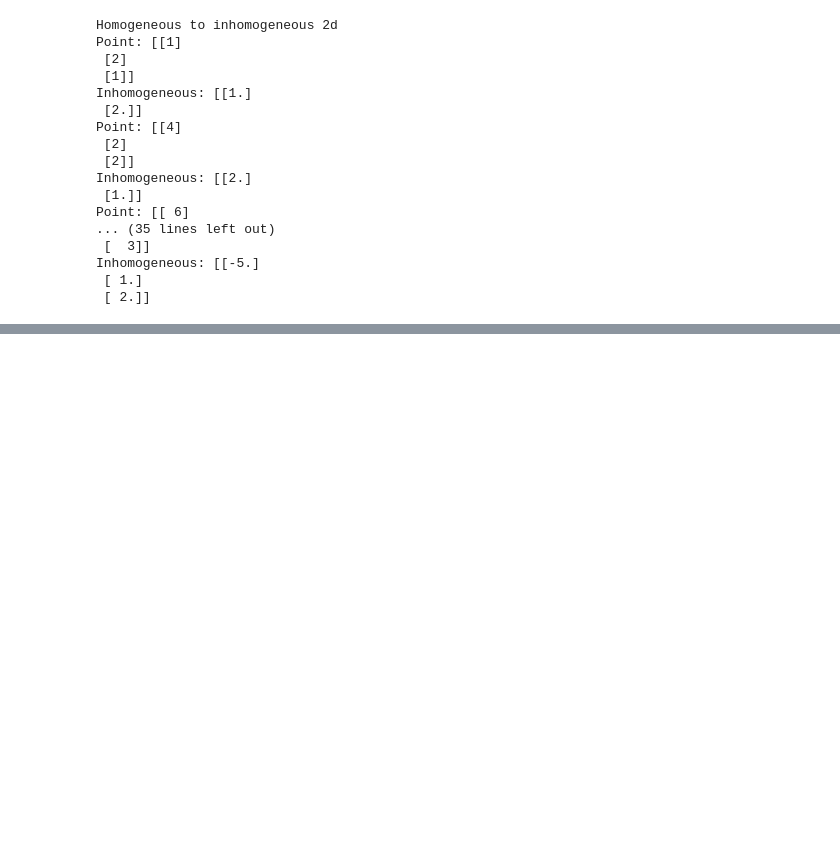
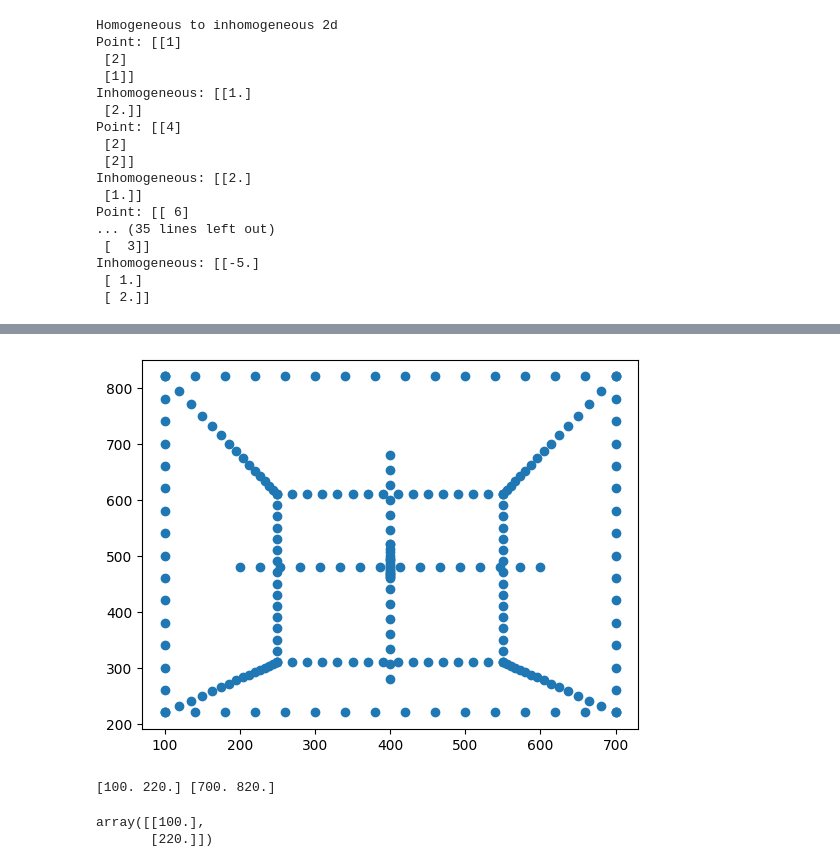
Before and after one commit to nielsenchristianole/cv_notes, a Jupyter notebook: excercises/work.ipynb, the cells around one changed output, grey strips where cells are left out. Saved outputs shown, nothing was run; the diff lists cells and outputs as text; code cells hidden in the pictures; blank space fills up the shorter version.

```diff
--- a/excercises/work.ipynb
+++ b/excercises/work.ipynb
@@ -20,20 +22,26 @@ def InvPi(arr: np.ndarray) -> np.ndarray:
     """
     Converts from inhomogeneous to homogeneous coordinates
     """
-    return np.vstack(arr, np.ones(arr.shape[1]))
+    return np.vstack((arr, np.ones(arr.shape[1])))
 
 
-def camera_matrix(focal_length: float, principal_point: np.ndarray) -> np.ndarray:
+def camera_matrix(
+    f: float=1.,
+    delta: list[float]=(0,0),
+    alpha: float=1.,
+    beta: float=0.,
+) -> np.ndarray:
     """
-    Focal length is the distance between the camera's center and the image plane
-    Principal point is the point where the optical axis intersects the image plane
-
+    f: focal length
+    delta: principal point offset
+    alpha: ratio of focal lengths f_y / f_x. Alpha!=1 means non-square pixels
+    beta: skew factor with slope = beta / alpha. Beta!=0 means non-orthogonal axes
 
     Returns the camera matrix
     """
-    return np.array([[focal_length, 0, principal_point[0]],
-                     [0, focal_length, principal_point[1]],
-                     [0, 0, 1]])
+    return np.array([[f,  beta*f, delta[0]],
+                     [0, alpha*f, delta[1]],
+                     [0,       0,        1]])
 
 
 def shortest_distance_to_line(ps: np.ndarray, l: np.ndarray) -> float:
@@ -130,0 +207,24 @@ plt.show()
+# %%
+K = camera_matrix(
+    f=600,
+    alpha=1,
+    beta=0,
+    delta=(400, 400)
+)
+
+R = np.eye(3)
+t = np.array([[0, .2, 1.5]]).T
+Q = InvPi(box3d())
+
+points = Pi(projectpoints(K, R, t, Q))
+plt.scatter(*points)
+plt.show()
+
+print(points.min(axis=1), points.max(axis=1))
+
+Pi(projectpoints(K, R, t, np.array([[-0.5, -0.5, -0.5, 1]]).T))
+# %% [output]
+[figure, added]
+[100. 220.] [700. 820.]
+array([[100.],
+       [220.]])
```
Also changed, not shown: parts of 15 cells of this notebook, 2 other files.
